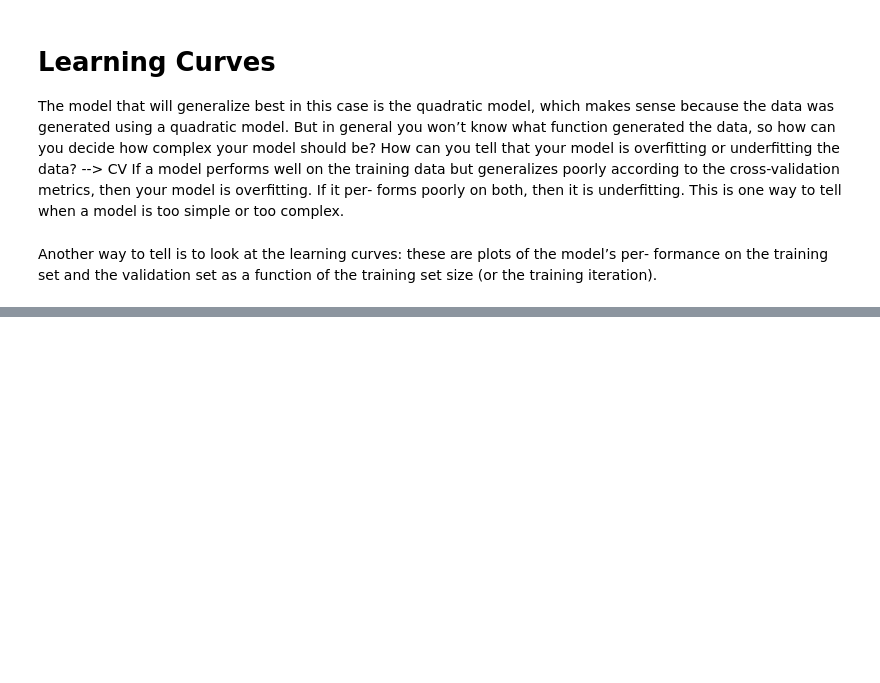
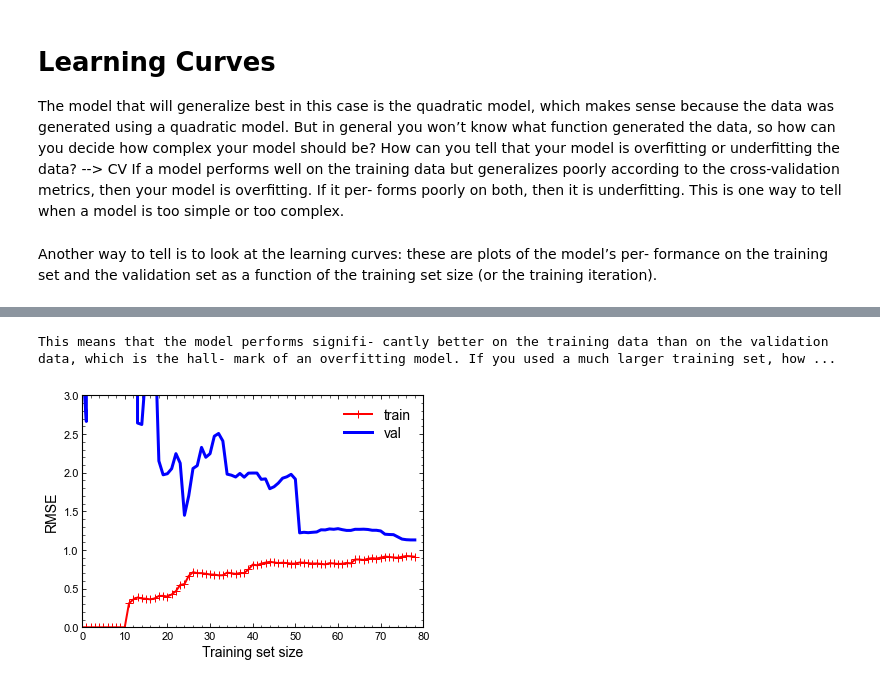
Before and after one commit to glukicov/ML_GPU, a Jupyter notebook: JupyterNB/Training.ipynb, the cells around one changed output, grey strips where cells are left out. Drawn from its saved outputs; the diff is of its cells as text; code cells hidden in the pictures; blank space fills up the shorter version.

```diff
--- a/JupyterNB/Training.ipynb
+++ b/JupyterNB/Training.ipynb
@@ -202,0 +234,11 @@ Another way to tell is to look at the learning curves: these are plots of the mo
+# %%
+from sklearn.pipeline import Pipeline
+polynomial_regression = Pipeline([
+("poly_features", PolynomialFeatures(degree=10, include_bias=False)), ("lin_reg", LinearRegression()),
+])
+plot_learning_curves(polynomial_regression, X, y)
+plt.axis([0, 80, 0, 3])
+print("This means that the model performs signifi‐ cantly better on the training data than on the validation data, which is the hall‐ mark of an overfitting model. If you used a much larger training set, however, the two curves would continue to get closer.")
+# %% [output]
+This means that the model performs signifi‐ cantly better on the training data than on the validation data, which is the hall‐ mark of an overfitting model. If you used a much larger training set, how ...
+[figure, added]
```
Also changed, not shown: parts of 23 cells of this notebook.
